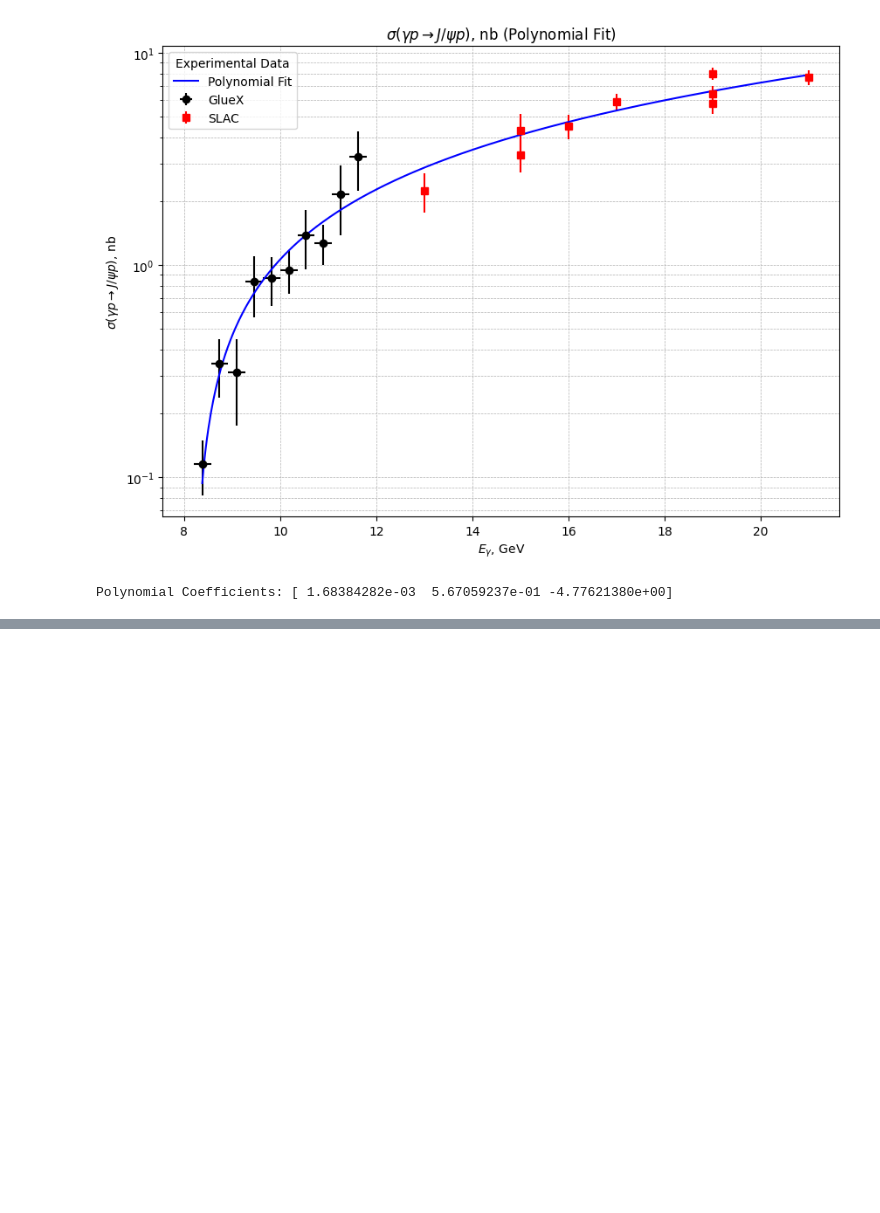
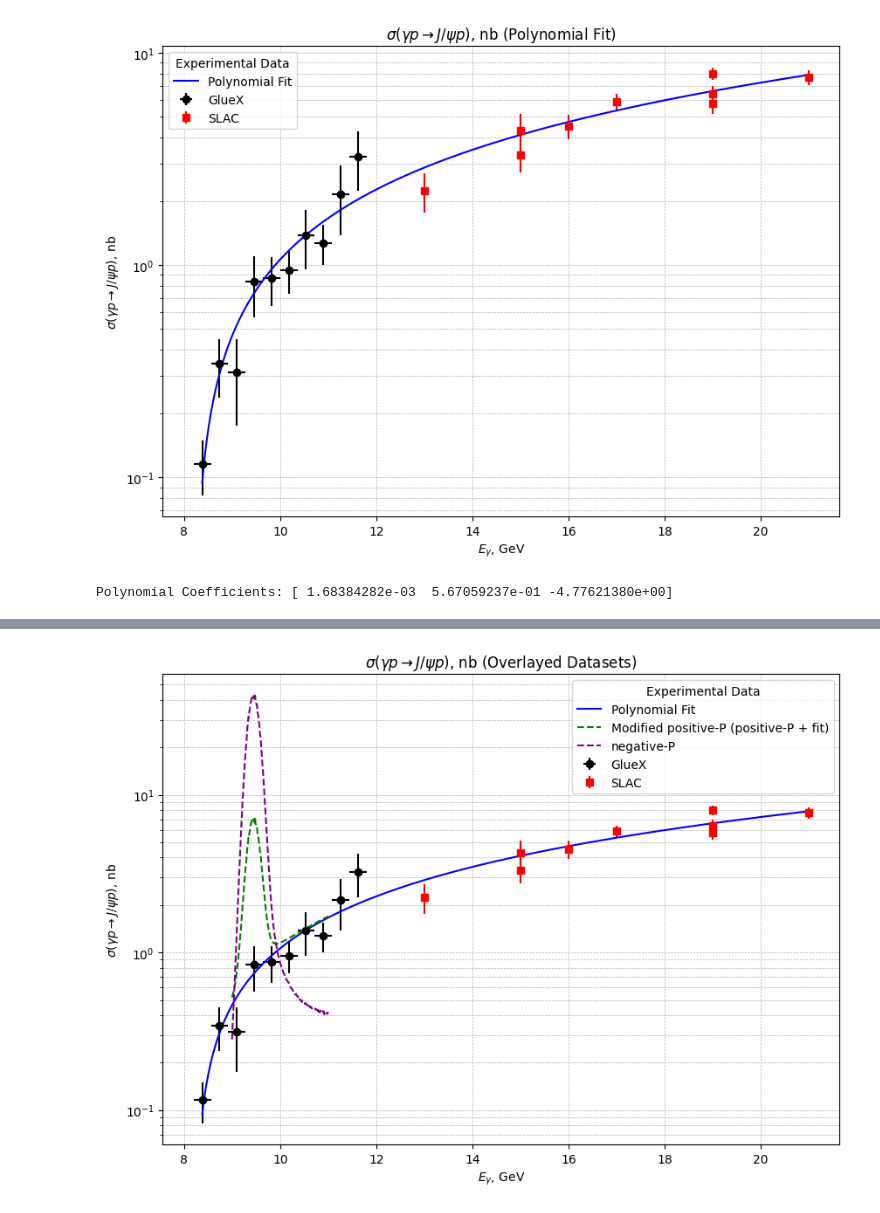
Before and after one commit to jazzitup/pentaquarkAna, a Jupyter notebook: pc_spin-5over2.ipynb, the cells around one changed output, grey strips where cells are left out. Cells and saved outputs as stored; diff of their text form; code cells hidden in the pictures; blank space fills up the shorter version.

```diff
--- a/pc_spin-5over2.ipynb
+++ b/pc_spin-5over2.ipynb
@@ -74,0 +159,40 @@ Polynomial Coefficients: [ 1.68384282e-03  5.67059237e-01 -4.77621380e+00]
+# %%
+# Compute the new "positive-P" dataset by adding the fitted curve values
+y_positive_modified = y_positive + np.interp(x_positive, x_fit, y_fit)
+y_positive_modified = y_positive + np.interp(x_positive, x_fit, y_fit)
+
+# Plot the data with the modified "positive-P" dataset
+plt.figure(figsize=(10, 7))
+
+# Plot GlueX data
+plt.errorbar(x_gluex, y_values, xerr=xerr_gluex, yerr=yerr_gluex, fmt='o', color='black', label='GlueX')
+
+# Plot SLAC data
+plt.errorbar(x_slac, y_slac, yerr=yerr_slac, fmt='s', color='red', label='SLAC')
+
+# Plot the fitted curve
+plt.plot(x_fit, y_fit, '-', color='blue', label='Polynomial Fit')
+
+# Overlay the modified "positive-P" dataset
+plt.plot(x_positive, y_positive_modified, '--', color='green', label='Modified positive-P (positive-P + fit)')
+
+# Overlay the "negative-P" dataset
+plt.plot(x_positive, y_negative, '--', color='purple', label='negative-P')
+
+# Set the plot to log scale for the y-axis
+plt.yscale('log')
+
+# Add labels, title, and move the legend
+plt.title(r'$\sigma(\gamma p \rightarrow J/\psi p)$, nb (Overlayed Datasets)')
+plt.xlabel(r'$E_\gamma$, GeV')
+plt.ylabel(r'$\sigma(\gamma p \rightarrow J/\psi p)$, nb')
+plt.legend(title="Experimental Data", loc='upper right')  # Move legend to the top right corner
+plt.grid(True, which="both", linestyle='--', linewidth=0.5)
+
+# Save the updated plot to a PNG file
+# plt.savefig("/mnt/data/output_overlay_modified_positive_P.png", format="png", dpi=300)
+
+# Show the plot
+plt.show()
+# %% [output]
+[figure, added]
```
Also changed, not shown: parts of 2 cells of this notebook, 6 other files.
